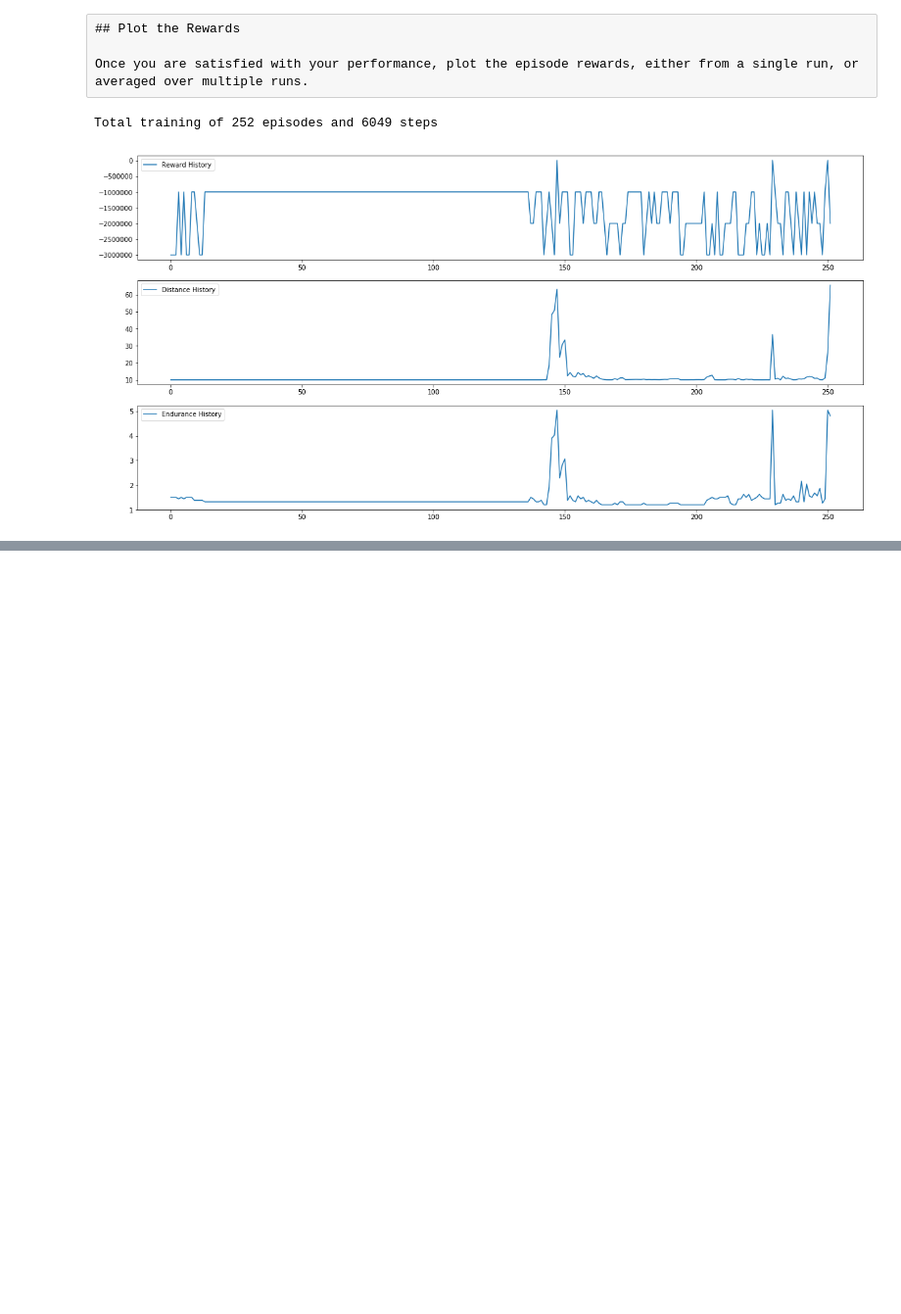
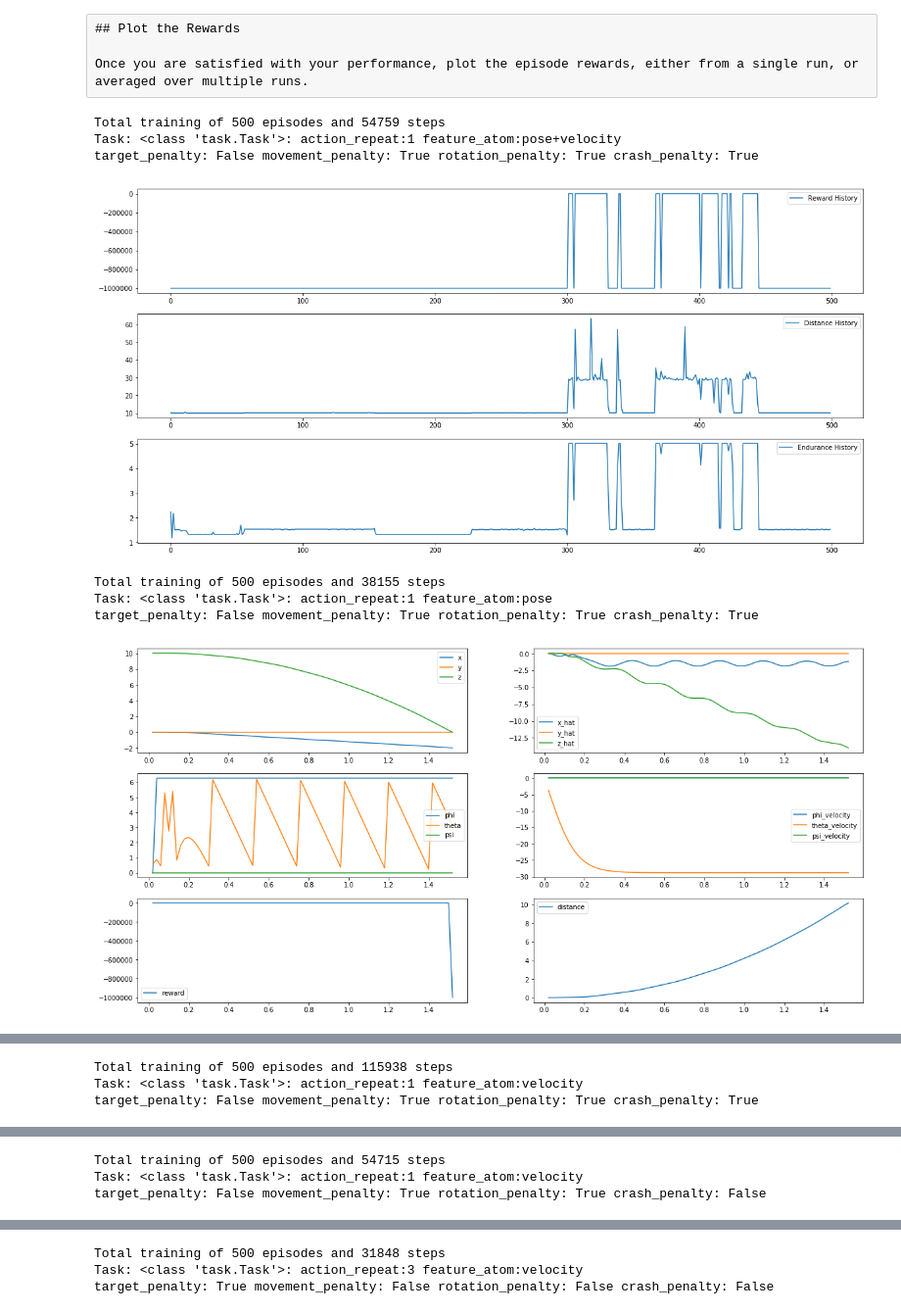
Before and after one commit to mstevenscmu/RL-Quadcopter-2, a Jupyter notebook: Quadcopter_Project.ipynb, the cells around one changed output, grey strips where cells are left out. Shown at 98% size. Saved outputs shown, nothing was run; the diff lists cells and outputs as text; code cells hidden in the pictures; blank space fills up the shorter version.

```diff
--- a/Quadcopter_Project.ipynb
+++ b/Quadcopter_Project.ipynb
@@ -405,10 +411,28 @@ Once you are satisfied with your performance, plot the episode rewards, either f
-# %%
-for i in range(10):
-    trainer.train(250)
-    LearningPlot(learning_record).plot()
-    agent_run = AgentRun(agent, task)
-    agent_run.run()
-    agent_run.plot_run()
-# %% [output]
-Total training of 252 episodes and 6049 steps
-[figure, removed]
+# %%
+configurations = [
+    {'feature_atom': 'pose+velocity', 'action_repeat': 1, 'crash_penalty': True },
+    {'feature_atom': 'pose', 'action_repeat': 1, 'crash_penalty': True },
+    {'feature_atom': 'velocity', 'action_repeat': 1, 'crash_penalty': True },
+    {'feature_atom': 'velocity', 'action_repeat': 1, 'crash_penalty': False },
+    {'feature_atom': 'velocity', 'action_repeat': 3, 'rotation_penalty': False, 'movement_penalty': False, 'target_penalty': True },
+]
+for configuration in configurations:
+    learning_record = LearningRecord()
+    task = HoverTask(**configuration)
+    agent = DDPG(task)
+    trainer = TrainAgent(agent, task, learning_record)
+    trainer.train(500)
+    LearningPlot(learning_record).plot()
+    agent_run = AgentRun(agent, task)
+    agent_run.run()
+    agent_run.plot_run()
+    configuration['state'] = {'learning_record': learning_record, 'task': task, 'agent': agent, 'trainer': trainer}
+# %% [output]
+Total training of 500 episodes and 54759 steps
+Task: <class 'task.Task'>: action_repeat:1 feature_atom:pose+velocity
+target_penalty: False movement_penalty: True rotation_penalty: True crash_penalty: True
+[figure, added]
+Total training of 500 episodes and 38155 steps
+Task: <class 'task.Task'>: action_repeat:1 feature_atom:pose
+target_penalty: False movement_penalty: True rotation_penalty: True crash_penalty: True
+[figure, added]
@@ -414,0 +440,3 @@ Total training of 252 episodes and 6049 steps
+Total training of 500 episodes and 115938 steps
+Task: <class 'task.Task'>: action_repeat:1 feature_atom:velocity
+target_penalty: False movement_penalty: True rotation_penalty: True crash_penalty: True
@@ -414,0 +445,3 @@ Total training of 252 episodes and 6049 steps
+Total training of 500 episodes and 54715 steps
+Task: <class 'task.Task'>: action_repeat:1 feature_atom:velocity
+target_penalty: False movement_penalty: True rotation_penalty: True crash_penalty: False
@@ -414,0 +450,3 @@ Total training of 252 episodes and 6049 steps
+Total training of 500 episodes and 31848 steps
+Task: <class 'task.Task'>: action_repeat:3 feature_atom:velocity
+target_penalty: True movement_penalty: False rotation_penalty: False crash_penalty: False
```
Also changed, not shown: parts of 16 cells of this notebook, 3 other files.
